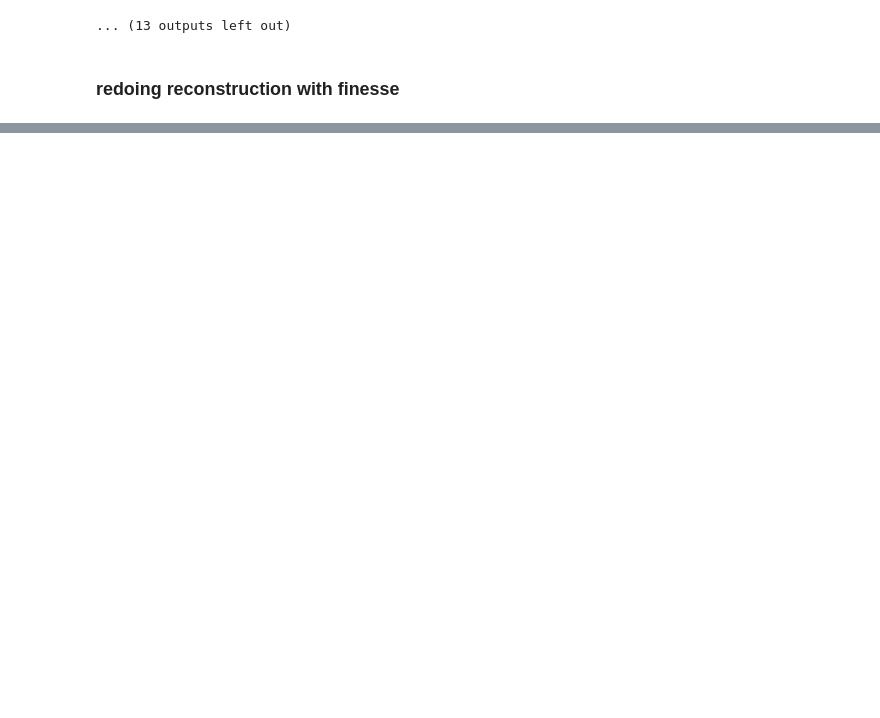
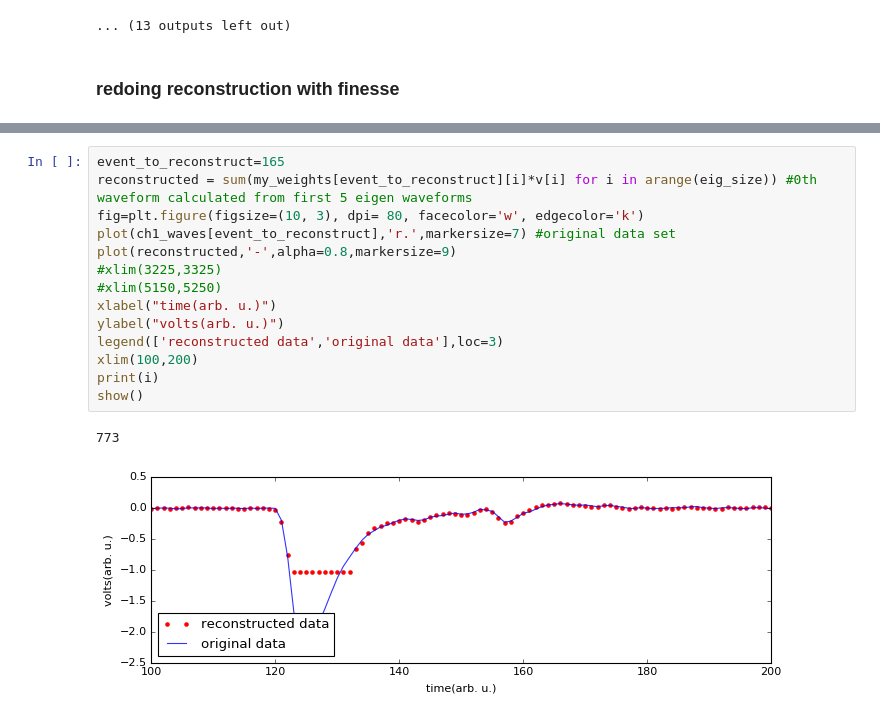
Before and after one commit to sioan/sxd_analysis_methods, a Jupyter notebook: waveform_analysis/saturated_reconstruction.ipynb, the cells around one changed output, grey strips where cells are left out. Drawn from its saved outputs; the diff is of its cells as text; blank space fills up the shorter version.

Commit message:
full note book for attm eigen background subtraction

```diff
--- a/waveform_analysis/saturated_reconstruction.ipynb
+++ b/waveform_analysis/saturated_reconstruction.ipynb
@@ -219,0 +224,17 @@ for i in (rand(10)*len(my_weights)).astype(int):
+# %%
+event_to_reconstruct=165
+reconstructed = sum(my_weights[event_to_reconstruct][i]*v[i] for i in arange(eig_size)) #0th waveform calculated from first 5 eigen waveforms
+fig=plt.figure(figsize=(10, 3), dpi= 80, facecolor='w', edgecolor='k')
+plot(ch1_waves[event_to_reconstruct],'r.',markersize=7) #original data set
+plot(reconstructed,'-',alpha=0.8,markersize=9)
+#xlim(3225,3325)
+#xlim(5150,5250)
+xlabel("time(arb. u.)")
+ylabel("volts(arb. u.)")
+legend(['reconstructed data','original data'],loc=3)
+xlim(100,200)
+print(i)
+show()
+# %% [output]
+773
+[figure, added]
```
Also changed, not shown: parts of 7 cells of this notebook.
